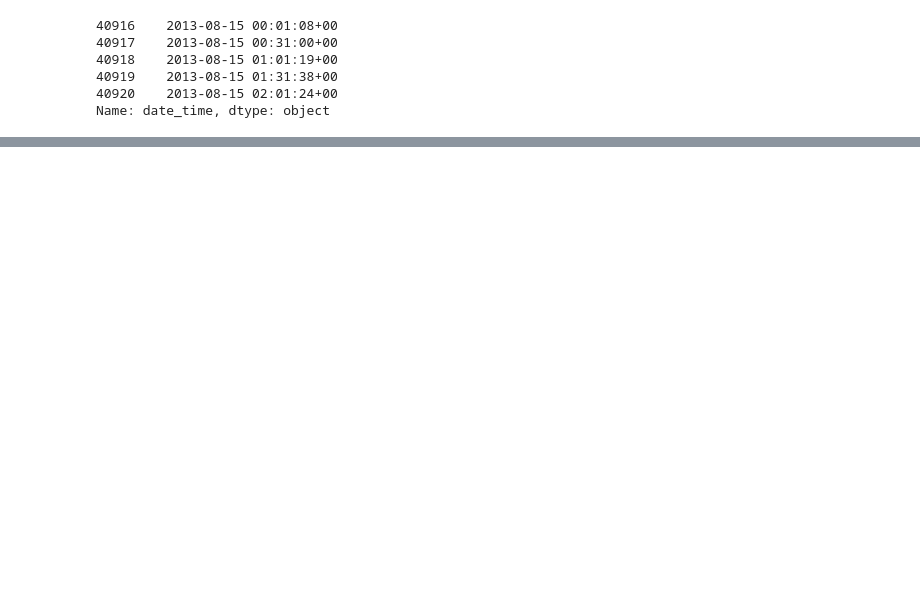
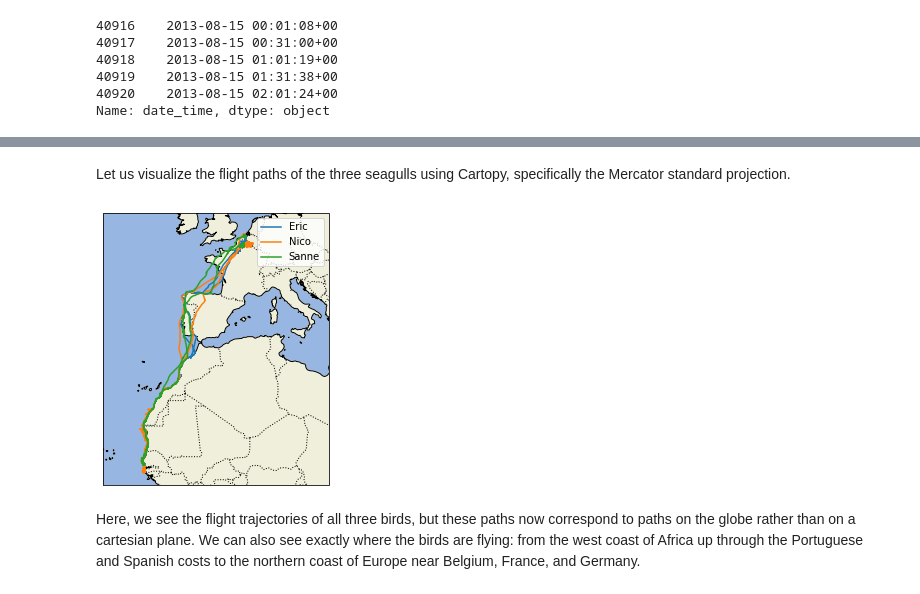
Before and after one commit to akhilkarra/python-lab, a Jupyter notebook: notebooks/PH526x/week4/week4_notes.ipynb, the cells around one changed output, grey strips where cells are left out. Cells and saved outputs as stored; diff of their text form; code cells hidden in the pictures; blank space fills up the shorter version.

```diff
--- a/notebooks/PH526x/week4/week4_notes.ipynb
+++ b/notebooks/PH526x/week4/week4_notes.ipynb
@@ -484,0 +476,26 @@ Name: date_time, dtype: object
+# %% [markdown]
+Let us visualize the flight paths of the three seagulls using Cartopy, specifically the Mercator standard projection.
+# %%
+proj = ccrs.Mercator()  # create a Mercator projection
+
+plt.figure(figsize=(10, 5))  # create a figure
+ax = plt.axes(projection=proj)  # create an axes using the Mercator projection
+ax.set_extent([-25.0, 20.0, 52, 10])  # set the extent of the plot
+
+for bird in bird_names:  # loop over the bird names
+    ix = birddata.bird_name == bird  # get the indices of the observations for the current bird
+    x, y = birddata.longitude[ix], birddata.latitude[ix]  # get the longitude and latitude
+    ax.plot(x, y, transform=ccrs.Geodetic(), label=bird)  # plot the longitude and latitude
+
+# More features to plot
+ax.add_feature(cfeature.OCEAN)  # add the oceans
+ax.add_feature(cfeature.LAND)  # add the land
+ax.add_feature(cfeature.COASTLINE)  # add the coastlines
+ax.add_feature(cfeature.BORDERS, linestyle=':')  # add the borders
+
+ax.legend()  # add a legend
+plt.show()  # show the plot
+# %% [output]
+[figure, added]
+# %% [markdown]
+Here, we see the flight trajectories of all three birds, but these paths now correspond to paths on the globe rather than on a cartesian plane. We can also see exactly where the birds are flying: from the west coast of Africa up through the Portuguese and Spanish costs to the northern coast of Europe near Belgium, France, and Germany.
```
Also changed, not shown: parts of 4 cells of this notebook, 3 other files.
